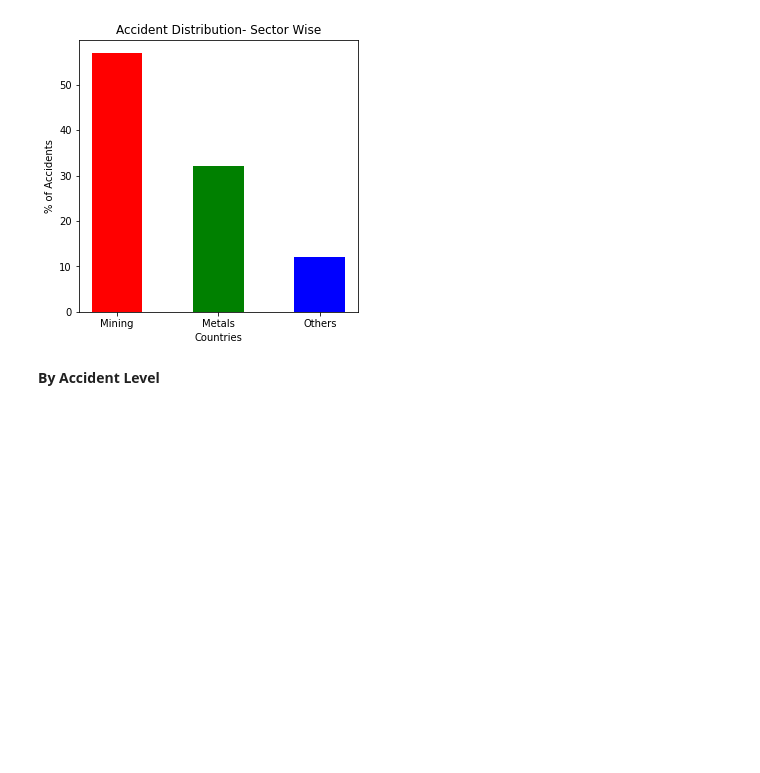
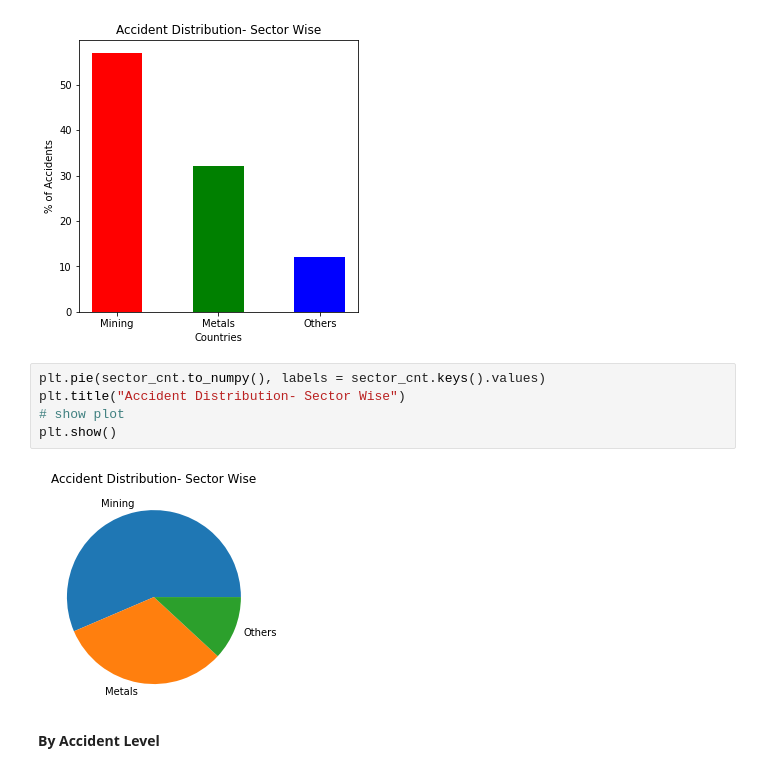
Before and after one commit to gauravpks/ml-repo, a Jupyter notebook: IndustrialSafetyDS/Industrial_Accident_Causal_Analysis.ipynb, the cells around one changed output. Cells and saved outputs as stored; diff of their text form; blank space fills up the shorter version.

```diff
--- a/IndustrialSafetyDS/Industrial_Accident_Causal_Analysis.ipynb
+++ b/IndustrialSafetyDS/Industrial_Accident_Causal_Analysis.ipynb
@@ -207,6 +207,13 @@ plt.title("Accident Distribution- Sector Wise")
 plt.show()
 # %% [output]
 [figure]
+# %%
+plt.pie(sector_cnt.to_numpy(), labels = sector_cnt.keys().values)
+plt.title("Accident Distribution- Sector Wise")
+# show plot
+plt.show()
+# %% [output]
+[figure, added]
 # %% [markdown]
 **By Accident Level**
 # %%
```
Also changed, not shown: parts of 4 cells of this notebook.
